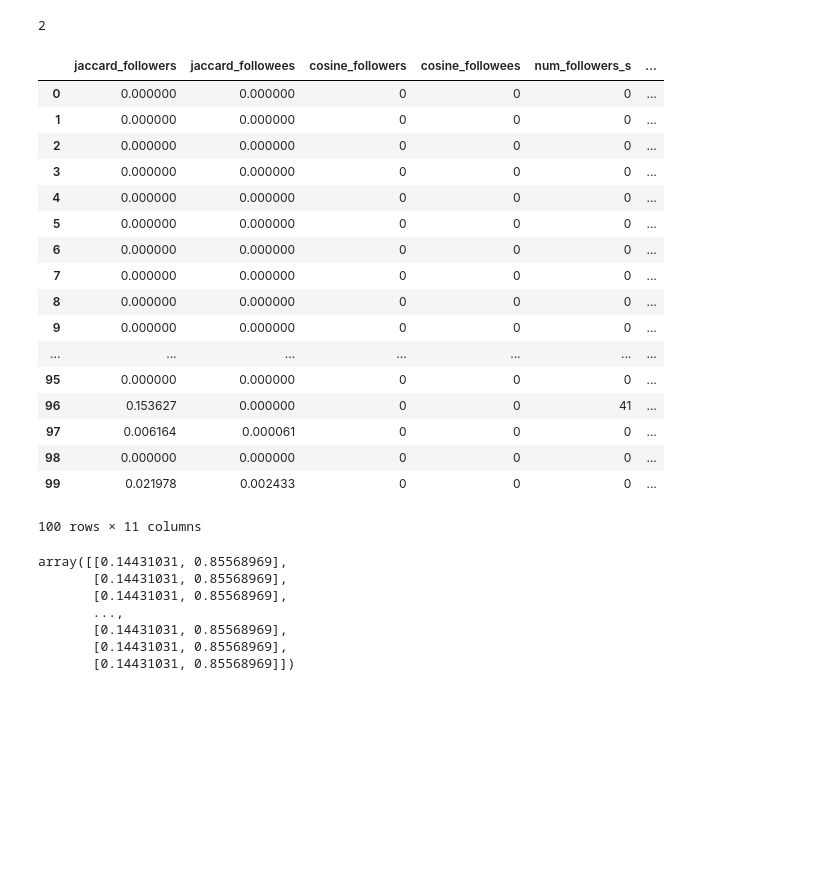
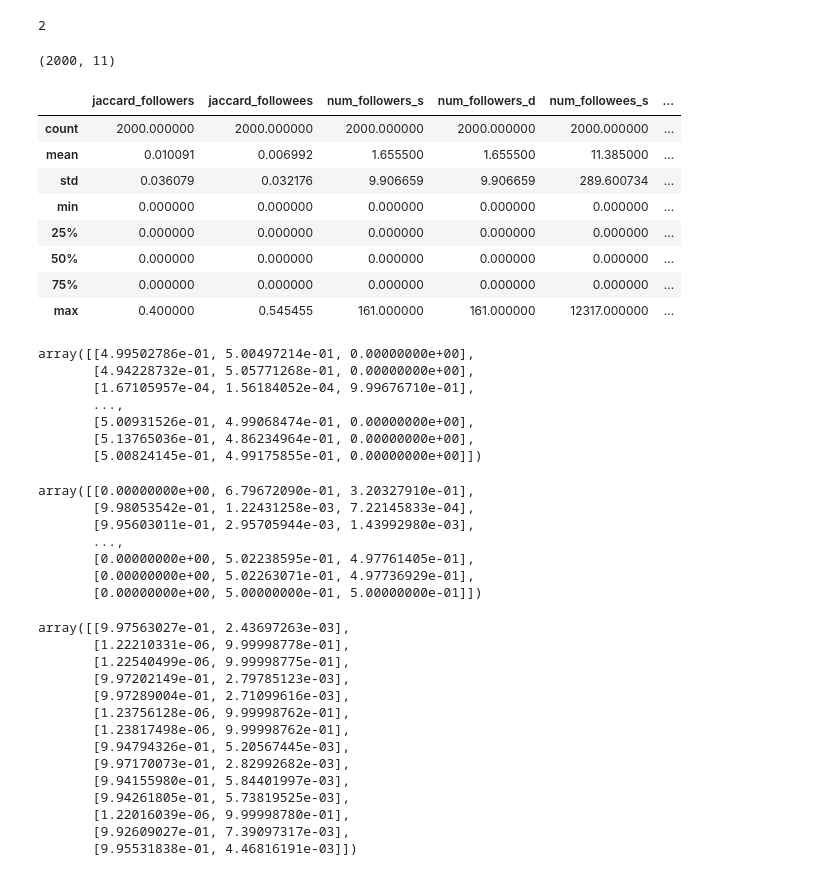
Before and after one commit to siriusctrl/COMP90051-Link-Prediction, a Jupyter notebook: prediction.ipynb, the cells around one changed output. Saved outputs shown, nothing was run; the diff lists cells and outputs as text; code cells hidden in the pictures; blank space fills up the shorter version.

```diff
--- a/prediction.ipynb
+++ b/prediction.ipynb
@@ -800,3 +907,3 @@ X_sub['inter_followers'], X_sub['inter_followees'] = compute_features_stage1(sub
 # %%
-# mapping followback
-X_sub['follows_back'] = sub_data.apply(lambda row: follows_back(row['Source'], row['Sink'], train_graph=origial_graph), axis=1)
+# mapping wcc
+X_sub['same_wcc'] = sub_data.apply(lambda row: belongs_to_same_wcc(row['Source'], row['Sink'], train_graph=origial_graph), axis=1)
@@ -823,21 +929,36 @@ X_sub['authorities_d'] = sub_data['Sink'].apply(lambda x: hits[1].get(x,0))
+# %%
+X_sub.shape
+# %% [output]
+(2000, 11)
+# %%
+X_sub.describe()
+# %% [output]
+|  | jaccard_followers | jaccard_followees | num_followers_s | num_followers_d | num_followees_s | ... |
+| count | 2000.000000 | 2000.000000 | 2000.000000 | 2000.000000 | 2000.000000 | ... |
+| mean | 0.010091 | 0.006992 | 1.655500 | 1.655500 | 11.385000 | ... |
+| std | 0.036079 | 0.032176 | 9.906659 | 9.906659 | 289.600734 | ... |
+| min | 0.000000 | 0.000000 | 0.000000 | 0.000000 | 0.000000 | ... |
+| 25% | 0.000000 | 0.000000 | 0.000000 | 0.000000 | 0.000000 | ... |
+| 50% | 0.000000 | 0.000000 | 0.000000 | 0.000000 | 0.000000 | ... |
+| 75% | 0.000000 | 0.000000 | 0.000000 | 0.000000 | 0.000000 | ... |
+| max | 0.400000 | 0.545455 | 161.000000 | 161.000000 | 12317.000000 | ... |
 # %%
-X_sub.head(100)
+X_sub
 # %% [output]
-|  | jaccard_followers | jaccard_followees | cosine_followers | cosine_followees | num_followers_s | ... |
-| 0 | 0.000000 | 0.000000 | 0 | 0 | 0 | ... |
-| 1 | 0.000000 | 0.000000 | 0 | 0 | 0 | ... |
-| 2 | 0.000000 | 0.000000 | 0 | 0 | 0 | ... |
-| 3 | 0.000000 | 0.000000 | 0 | 0 | 0 | ... |
-| 4 | 0.000000 | 0.000000 | 0 | 0 | 0 | ... |
-| 5 | 0.000000 | 0.000000 | 0 | 0 | 0 | ... |
-| 6 | 0.000000 | 0.000000 | 0 | 0 | 0 | ... |
-| 7 | 0.000000 | 0.000000 | 0 | 0 | 0 | ... |
-| 8 | 0.000000 | 0.000000 | 0 | 0 | 0 | ... |
-| 9 | 0.000000 | 0.000000 | 0 | 0 | 0 | ... |
-| ... | ... | ... | ... | ... | ... | ... |
-| 95 | 0.000000 | 0.000000 | 0 | 0 | 0 | ... |
-| 96 | 0.153627 | 0.000000 | 0 | 0 | 41 | ... |
-| 97 | 0.006164 | 0.000061 | 0 | 0 | 0 | ... |
-| 98 | 0.000000 | 0.000000 | 0 | 0 | 0 | ... |
-| 99 | 0.021978 | 0.002433 | 0 | 0 | 0 | ... |
-100 rows × 11 columns
+array([[4.99502786e-01, 5.00497214e-01, 0.00000000e+00],
+       [4.94228732e-01, 5.05771268e-01, 0.00000000e+00],
+       [1.67105957e-04, 1.56184052e-04, 9.99676710e-01],
+       ...,
+       [5.00931526e-01, 4.99068474e-01, 0.00000000e+00],
+       [5.13765036e-01, 4.86234964e-01, 0.00000000e+00],
+       [5.00824145e-01, 4.99175855e-01, 0.00000000e+00]])
+# %%
+X_train_features
+# %% [output]
+array([[0.00000000e+00, 6.79672090e-01, 3.20327910e-01],
+       [9.98053542e-01, 1.22431258e-03, 7.22145833e-04],
+       [9.95603011e-01, 2.95705944e-03, 1.43992980e-03],
+       ...,
+       [0.00000000e+00, 5.02238595e-01, 4.97761405e-01],
+       [0.00000000e+00, 5.02263071e-01, 4.97736929e-01],
+       [0.00000000e+00, 5.00000000e-01, 5.00000000e-01]])
@@ -846,13 +971,20 @@ y_sub = rf_clf.predict_proba(X_sub)
 # %%
-y_sub
+y_sub[1:15]
 # %% [output]
-array([[0.14431031, 0.85568969],
-       [0.14431031, 0.85568969],
-       [0.14431031, 0.85568969],
-       ...,
-       [0.14431031, 0.85568969],
-       [0.14431031, 0.85568969],
-       [0.14431031, 0.85568969]])
+array([[9.97563027e-01, 2.43697263e-03],
+       [1.22210331e-06, 9.99998778e-01],
+       [1.22540499e-06, 9.99998775e-01],
+       [9.97202149e-01, 2.79785123e-03],
+       [9.97289004e-01, 2.71099616e-03],
+       [1.23756128e-06, 9.99998762e-01],
+       [1.23817498e-06, 9.99998762e-01],
+       [9.94794326e-01, 5.20567445e-03],
+       [9.97170073e-01, 2.82992682e-03],
+       [9.94155980e-01, 5.84401997e-03],
+       [9.94261805e-01, 5.73819525e-03],
+       [1.22016039e-06, 9.99998780e-01],
+       [9.92609027e-01, 7.39097317e-03],
+       [9.95531838e-01, 4.46816191e-03]])
 # %%
 sum(lr_clf.predict(X_sub))
 # %% [output]
```
Also changed, not shown: parts of 59 cells of this notebook, 1 other file.
